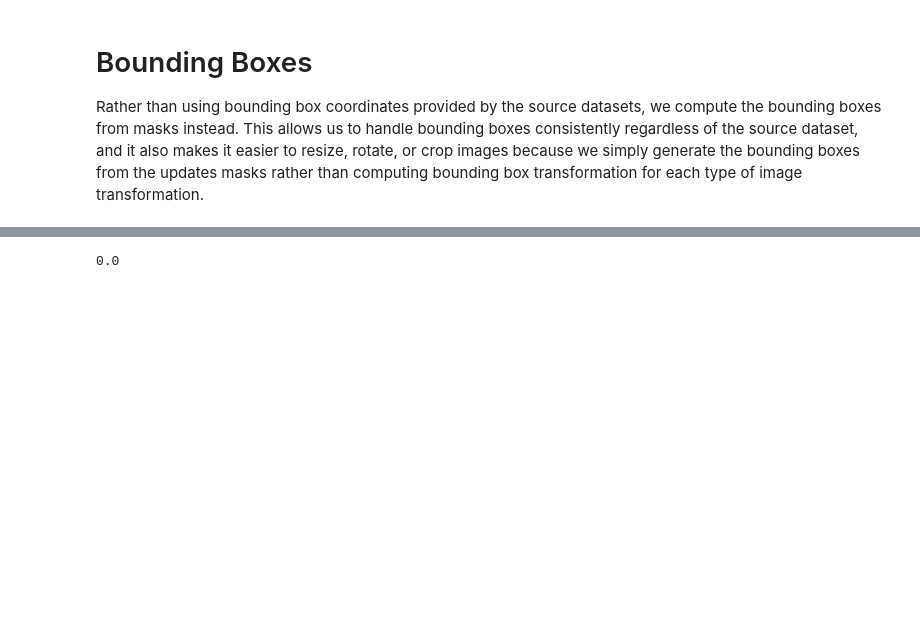
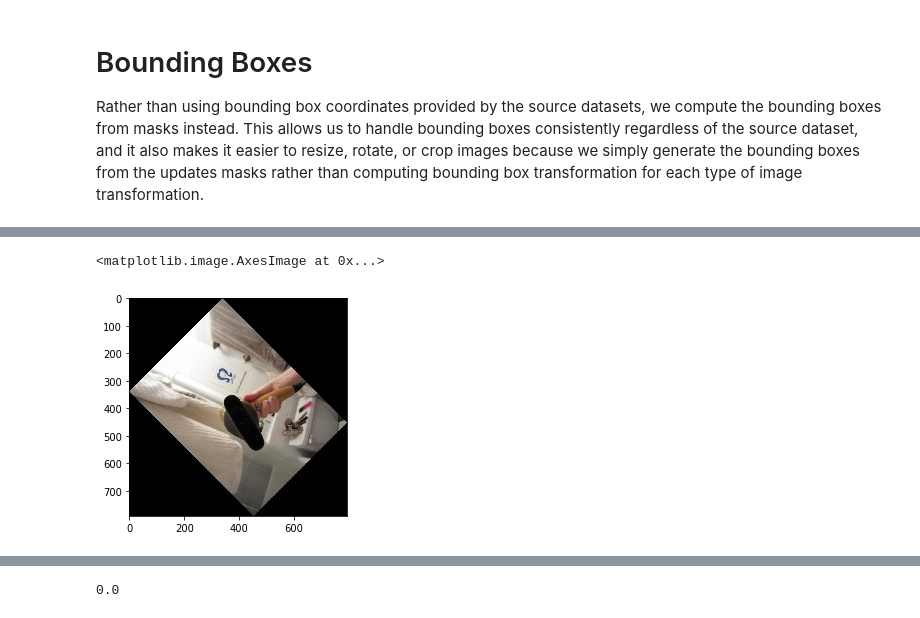
Before and after one commit to tensorboy/centerpose, a Jupyter notebook: samples/inspect_data.ipynb, the cells around one changed output, grey strips where cells are left out. Drawn from its saved outputs; the diff is of its cells as text; code cells hidden in the pictures; blank space fills up the shorter version.

```diff
--- a/samples/inspect_data.ipynb
+++ b/samples/inspect_data.ipynb
@@ -308,0 +353,28 @@ Rather than using bounding box coordinates provided by the source datasets, we c
+# %%
+def rotate_bound(image, angle):
+    # grab the dimensions of the image and then determine the
+    # centre
+    (h, w) = image.shape[:2]
+    (cX, cY) = (w // 2, h // 2)
+
+    # grab the rotation matrix (applying the negative of the
+    # angle to rotate clockwise), then grab the sine and cosine
+    # (i.e., the rotation components of the matrix)
+    M = cv2.getRotationMatrix2D((cX, cY), angle, 1.0)
+    cos = np.abs(M[0, 0])
+    sin = np.abs(M[0, 1])
+
+    # compute the new bounding dimensions of the image
+    nW = int((h * sin) + (w * cos))
+    nH = int((h * cos) + (w * sin))
+
+    # adjust the rotation matrix to take into account translation
+    M[0, 2] += (nW / 2) - cX
+    M[1, 2] += (nH / 2) - cY
+
+    # perform the actual rotation and return the image
+    return cv2.warpAffine(image, M, (nW, nH))
+# %%
+theta = 45
+rotated_image = rotate_bound(img, theta)
+rotated_polygons = rotate_box(poly_array, cx, cy, heigth, width, theta)
@@ -309,3 +422,8 @@ Rather than using bounding box coordinates provided by the source datasets, we c
+# %%
+plt.imshow(rotated_image[:,:,::-1])
+# %% [output]
+<matplotlib.image.AxesImage at 0x...>
+[figure, added]
 # %%
 # Display image and additional stats
 print("image_id ", img_id)
```
Also changed, not shown: parts of 11 cells of this notebook, 1 other file.
